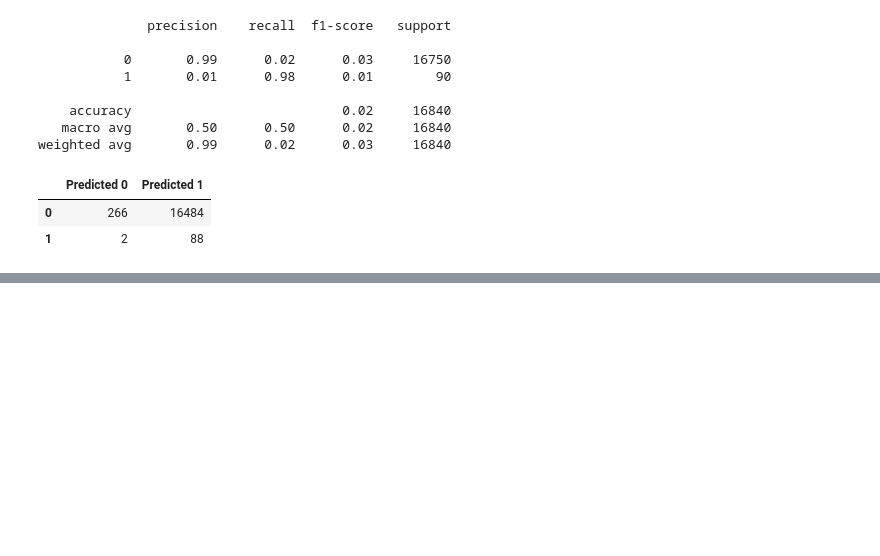
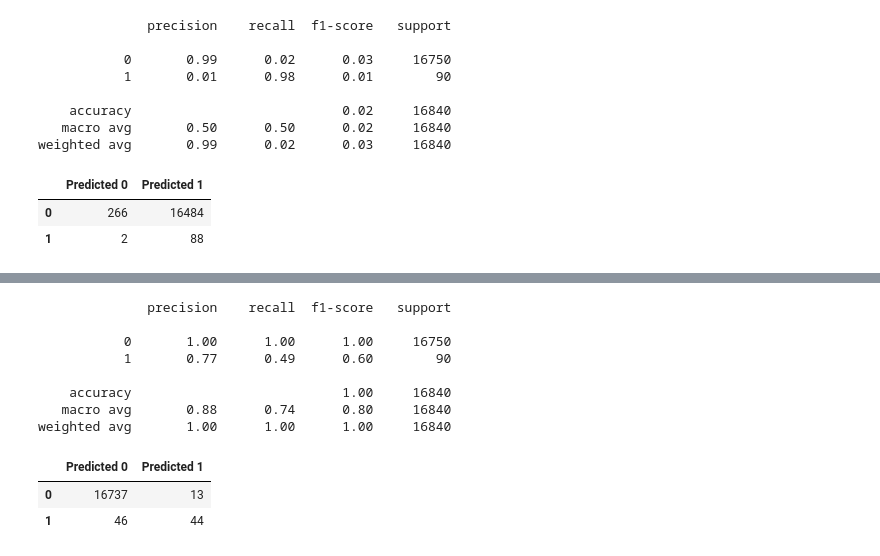
Before and after one commit to tri-bui/sandbox-ml, a Jupyter notebook: lt-credit-risk/credit_risk.ipynb, the cells around one changed output, grey strips where cells are left out. Drawn from its saved outputs; the diff is of its cells as text; code cells hidden in the pictures; blank space fills up the shorter version.

Commit message:
Add decision tree tuning to credit_risk.ipynb

```diff
--- a/lt-credit-risk/credit_risk.ipynb
+++ b/lt-credit-risk/credit_risk.ipynb
@@ -909,0 +912,14 @@ weighted avg       0.99      0.02      0.03     16840
+# %%
+# Parameters to tune
+tree_params = {
+    'max_depth': [10, 20, 50, 100, None],
+    'min_samples_split': [2, 8, 16, 32, 64],
+    'min_samples_leaf': [1, 4, 8, 16, 32]
+}
+
+# Grid search for baseline decision tree
+tree_search = GridSearchCV(DecisionTreeClassifier(random_state=42), tree_params,
+                           cv=5, scoring='f1_macro', n_jobs=-1, verbose=2)
+tree_search.fit(X_train_scaled[tree_feats[:, 1]], y_train)
+print(tree_search.best_score_)
+tree_search.best_params_
@@ -909,0 +935,17 @@ weighted avg       0.99      0.02      0.03     16840
+# %%
+# Evaluate best model
+tree_search_val_pred = tree_search.predict(X_val_scaled[tree_feats[:, 1]])
+print(classification_report(y_val, tree_search_val_pred))
+pd.DataFrame(confusion_matrix(y_val, tree_search_val_pred), index=['0', '1'], columns=['Predicted 0', 'Predicted 1'])
+# %% [output]
+              precision    recall  f1-score   support
+
+           0       1.00      1.00      1.00     16750
+           1       0.77      0.49      0.60        90
+
+    accuracy                           1.00     16840
+   macro avg       0.88      0.74      0.80     16840
+weighted avg       1.00      1.00      1.00     16840
+|  | Predicted 0 | Predicted 1 |
+| 0 | 16737 | 13 |
+| 1 | 46 | 44 |
```
Also changed, not shown: parts of 5 cells of this notebook.
